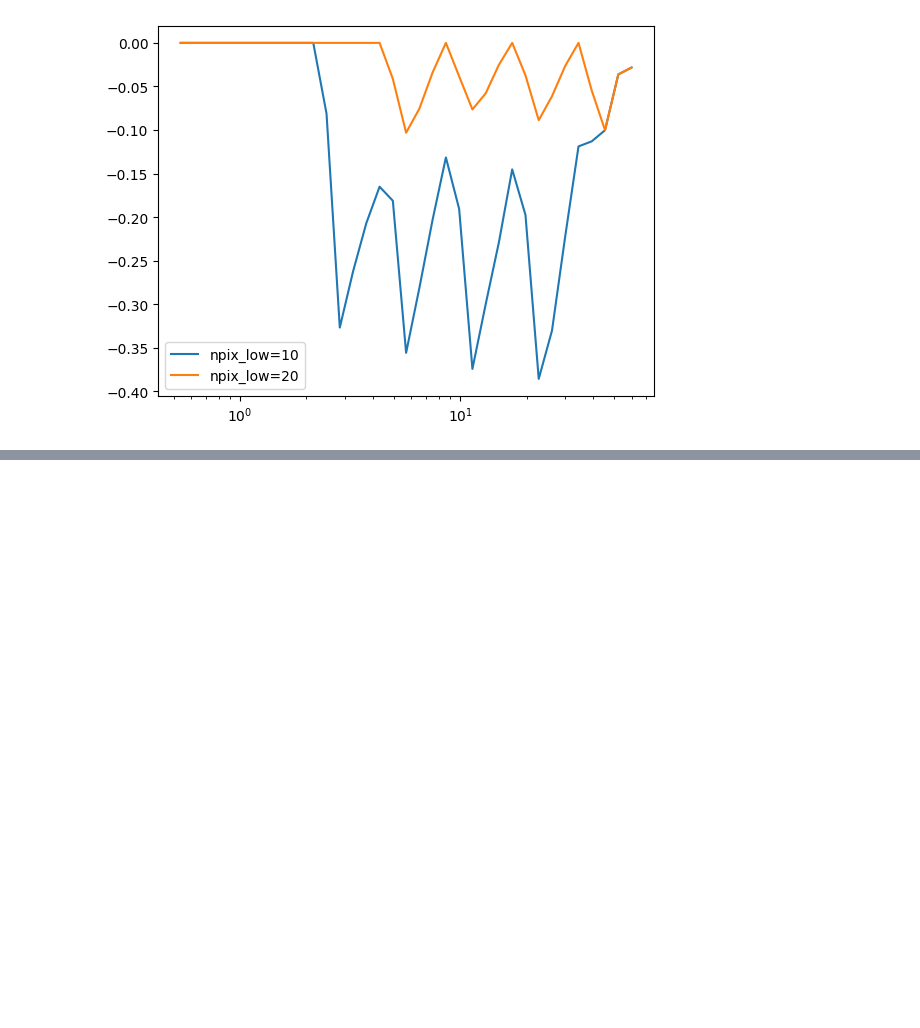
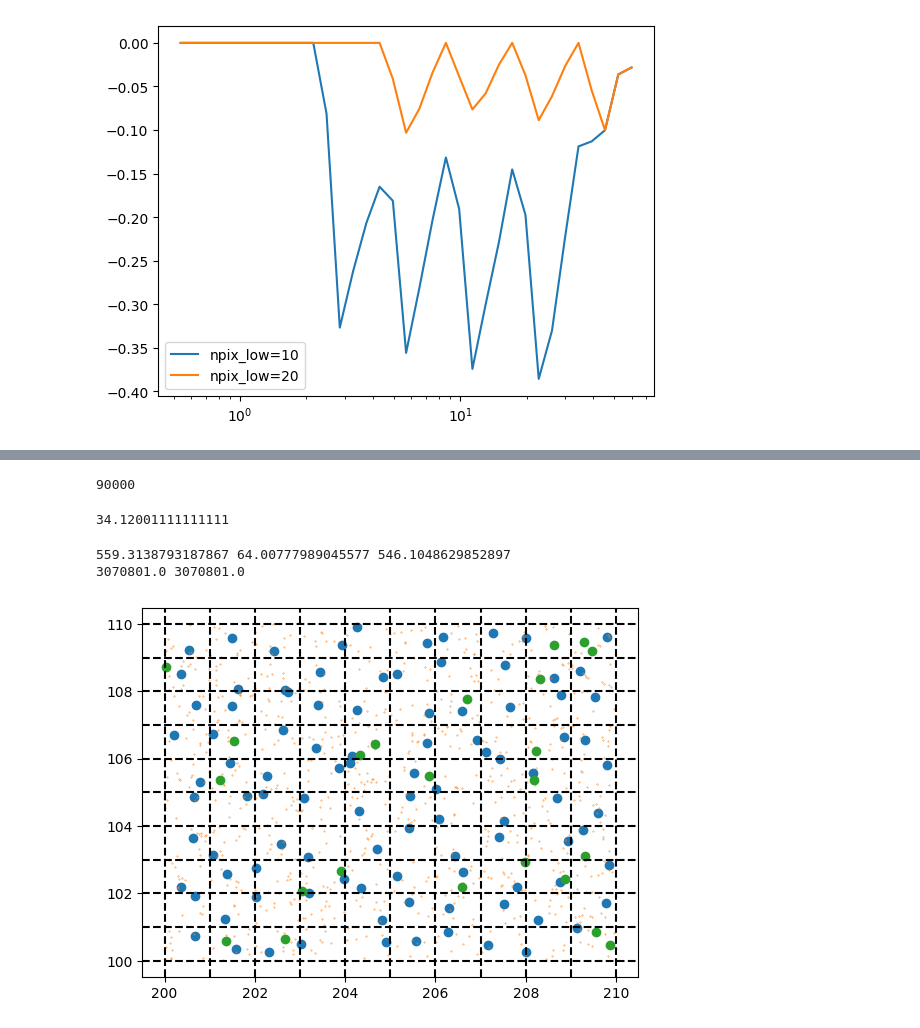
Before and after one commit to lporth93/orpheus, a Jupyter notebook: Tutorials_private/Tutorial_Basic.ipynb, the cells around one changed output, grey strips where cells are left out. Saved outputs shown, nothing was run; the diff lists cells and outputs as text; code cells hidden in the pictures; blank space fills up the shorter version.

```diff
--- a/Tutorials_private/Tutorial_Basic.ipynb
+++ b/Tutorials_private/Tutorial_Basic.ipynb
@@ -44,7 +44,7 @@ print(np.sum(cat_red.weight))
 2880000.0
 2880000.0
 # %%
-dpixs = [0.25,0.5,1.]
-res = scat.multihash(dpixs=dpixs,tomo=False)
+dpixs = [1.,4.]
+res = scat.multihash(dpixs=dpixs,tomo=False,shuffle=True)
 (ngals, pos1s, pos2s, weights, zbins, allfields, index_matchers, pixs_galind_bounds, pix_gals) = res
 # %% [output]
@@ -785,0 +882,8 @@ plt.show()
+# %%
+reduced_resos = [8.0,4.0,2.0,1.0,0.5,0.25]
+str_resos = ["8p0", "4p0", "2p0", "1p0", "0p5", "0p25"]
+for elreso, reduced_reso in enumerate(reduced_resos):
+    fname_save = "ResoTest_SLICSNoiseless_discrete_reduced%s"%str_resos[elreso]
+    t1 = time()
+    slics_reduced = slicsfullreso.reduce(reduced_reso, ret_inst=True)
+    print(slicsfullreso.ngal, slics_reduced.ngal, slicsfullreso.ngal/slics_reduced.ngal)
@@ -785,0 +1119,9 @@ plt.show()
+# %%
+path_to_slics = "/cosma7/data/dp004/dc-port3/Data/SLICS/KiDS450/GalCatalog_LOS1.fits"
+base_save = "/cosma/home/dp004/dc-port3/Projects/ToGithub/Orpheus/data/"
+min_sep = 0.25
+max_sep = 256.
+rbins_per_double = 6
+nbinsr = int(10*rbins_per_double)
+nmax = 100
+nthreads = 16
@@ -785,0 +1157,33 @@ plt.show()
+# %%
+slics_reduced[2.0].ngal
+# %% [output]
+90000
+# %%
+slicsfullreso.ngal/slics_reduced[2.0].ngal
+# %% [output]
+34.12001111111111
+# %%
+thisreso = 1.0
+print(np.sum(slicsfullreso.tracer_2),
+      np.sum(slics_reduced[thisreso].tracer_2),
+      np.sum(slics_reduced[thisreso].tracer_2)*slicsfullreso.ngal/slics_reduced[thisreso].ngal)
+print(np.sum(slicsfullreso.weight), np.sum(slics_reduced[thisreso].weight))
+# %% [output]
+559.3138793187867 64.00777989045577 546.1048629852897
+3070801.0 3070801.0
+# %%
+_x1s = 200
+_x2s = 100
+_d = 10
+sel_1 = (slics_reduced[thisreso].pos1>_x1s) * (slics_reduced[thisreso].pos1<_x1s+_d) *(slics_reduced[thisreso].pos2>_x2s) * (slics_reduced[thisreso].pos2<_x2s+_d)
+sel_t = (slicsfullresothinned.pos1>_x1s) * (slicsfullresothinned.pos1<_x1s+_d) *(slicsfullresothinned.pos2>_x2s) * (slicsfullresothinned.pos2<_x2s+_d)
+sel_f = (slicsfullreso.pos1>_x1s) * (slicsfullreso.pos1<_x1s+_d) *(slicsfullreso.pos2>_x2s) * (slicsfullreso.pos2<_x2s+_d)
+plt.scatter(slics_reduced[thisreso].pos1[sel_1],slics_reduced[thisreso].pos2[sel_1])
+plt.scatter(slicsfullreso.pos1[sel_f],slicsfullreso.pos2[sel_f],s=.1)
+plt.scatter(slicsfullresothinned.pos1[sel_t],slicsfullresothinned.pos2[sel_t])
+
+for i in range(_d+1):
+    plt.axhline(_x2s+i,color="k",ls="--")
+    plt.axvline(_x1s+i,color="k",ls="--")
+# %% [output]
+[figure, added]
```
Also changed, not shown: parts of 111 cells of this notebook, 13 other files.
